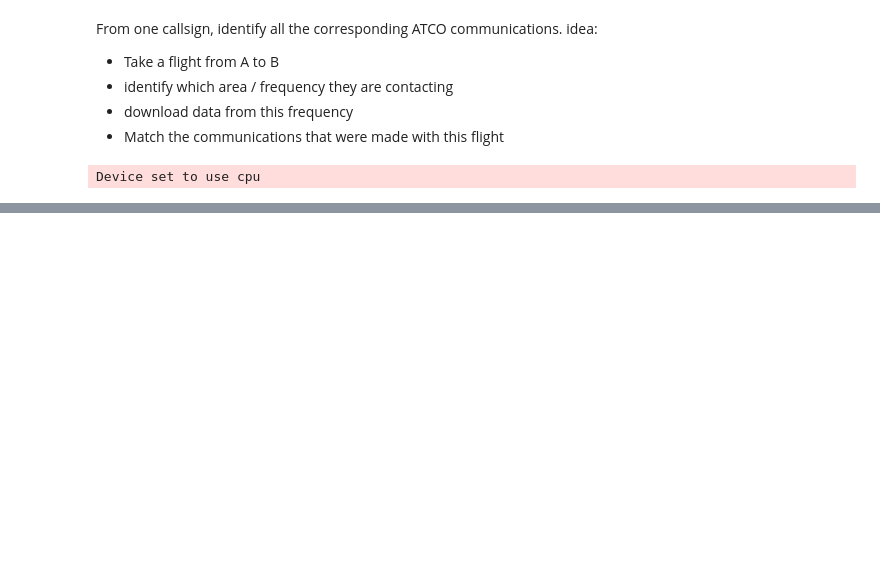
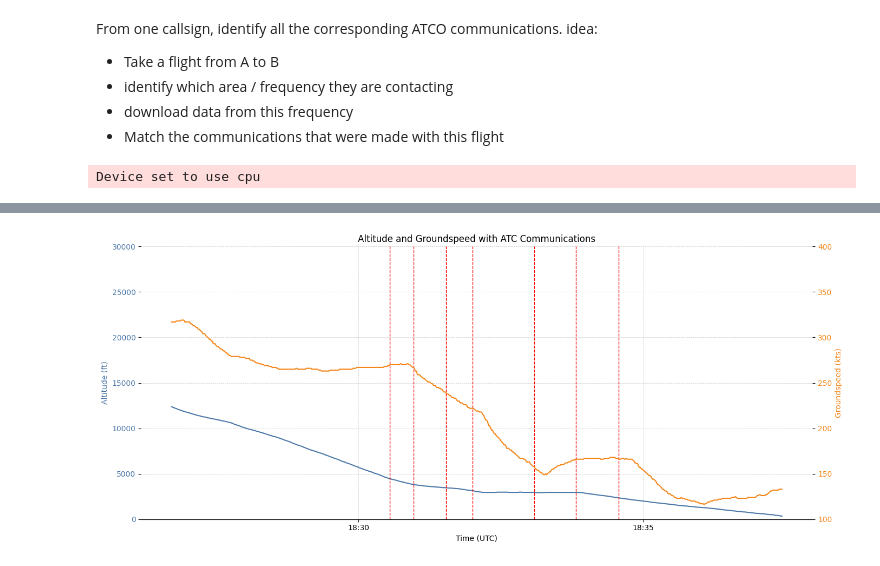
Before and after one commit to kruuZHAW/atc_clearances, a Jupyter notebook: notebooks/sandbox_atco_to_callsign.ipynb, the cells around one changed output, grey strips where cells are left out. Drawn from its saved outputs; the diff is of its cells as text; code cells hidden in the pictures; blank space fills up the shorter version.

```diff
--- a/notebooks/sandbox_atco_to_callsign.ipynb
+++ b/notebooks/sandbox_atco_to_callsign.ipynb
@@ -103,16 +40,0 @@ for i, line in enumerate(lines):
-# %%
-# Some chunks are actually associated with 2 comunications.
-# EX: /home/kruu/git_folder/atc_clearences/chunks/EPWA-epwa_app-Jun-27-2025-1830Z/speech_024.wav
-from pathlib import Path
-from pydub import AudioSegment
-
-chunk_dir = Path("chunks/EPWA-epwa_app-Jun-27-2025-1830Z")
-chunk_files = sorted(chunk_dir.glob("*.wav"))
-long = {}
-
-for i, path in enumerate(chunk_files):
-    chunk = AudioSegment.from_wav(path)
-    length = len(chunk)/1000
-    if length > 5:
-        long[i] = length
-    print(f"Duration {i}: {len(chunk)/1000:.2f} seconds")
@@ -178,0 +154,45 @@ Model was trained with torch 1.10.0+cu102, yours is 2.7.1+cu126. Bad things migh
+# %%
+# cs = random.sample(list(adsb.callsigns), 1)[0]
+cs = "TAY2IX"
+date = adsb[cs].start.strftime("%Y-%m-%d")
+timestamps = [
+    datetime.strptime(f"{date} {entry['timestamp']}", "%Y-%m-%d %H:%M:%S").replace(tzinfo=timezone.utc)
+    for entry in callsign_communications[cs]
+]
+flight = adsb[cs]
+
+
+df = flight.data.copy()
+fig, ax1 = plt.subplots(figsize=(14, 6))
+
+# Altitude plot
+ax1.plot(df["timestamp"], df["altitude"], color="#4c78a8", label="Altitude (ft)")
+ax1.set_ylabel("Altitude (ft)", color="#4c78a8")
+ax1.tick_params(axis='y', labelcolor="#4c78a8")
+ax1.set_ylim(0, 30000)
+
+# Groundspeed plot on second y-axis
+ax2 = ax1.twinx()
+ax2.plot(df["timestamp"], df["groundspeed"], color="#f58518", label="Groundspeed (kts)")
+ax2.set_ylabel("Groundspeed (kts)", color="#f58518")
+ax2.tick_params(axis='y', labelcolor="#f58518")
+ax2.set_ylim(100, 400)
+
+# Add communication markers as vertical lines
+for ts in timestamps:
+    ax1.axvline(ts, color="red", linestyle="--", linewidth=1)
+
+# Format x-axis with time
+ax1.xaxis.set_major_formatter(mdates.DateFormatter('%H:%M'))
+ax1.set_xlabel("Time (UTC)")
+plt.title("Altitude and Groundspeed with ATC Communications")
+
+ax1.grid(True, which='both', linestyle='--', linewidth=0.5, alpha=0.7)
+for spine in ["top", "right", "left"]:
+    ax1.spines[spine].set_visible(False)
+    ax2.spines[spine].set_visible(False)
+
+plt.tight_layout()
+plt.show()
+# %% [output]
+[figure, added]
```
Also changed, not shown: parts of 13 cells of this notebook, 6 other files.
